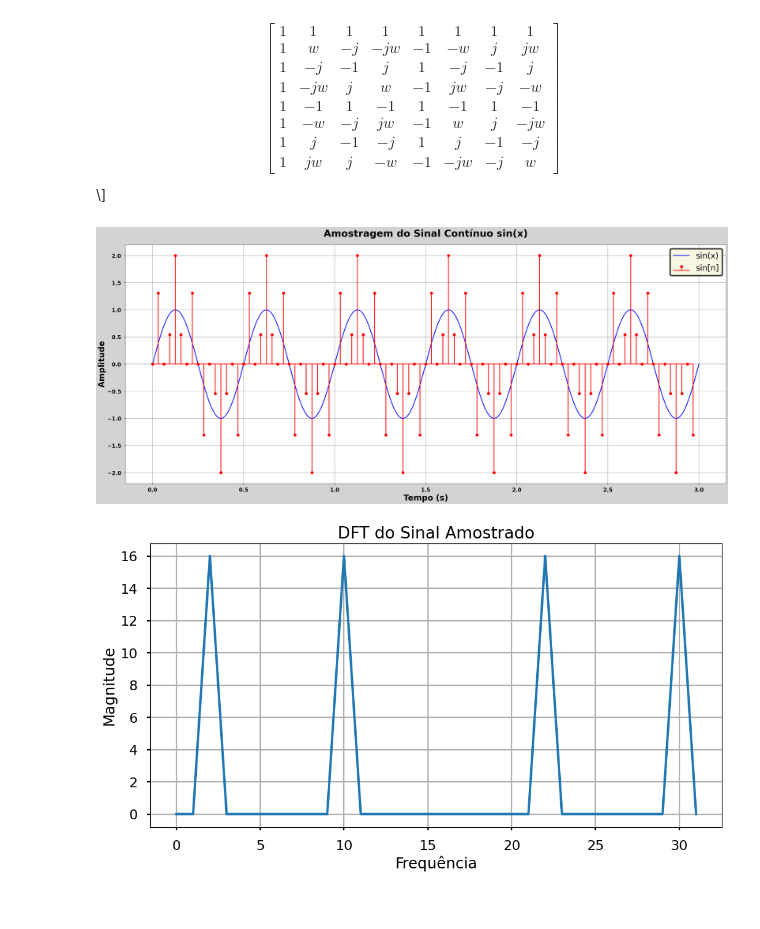
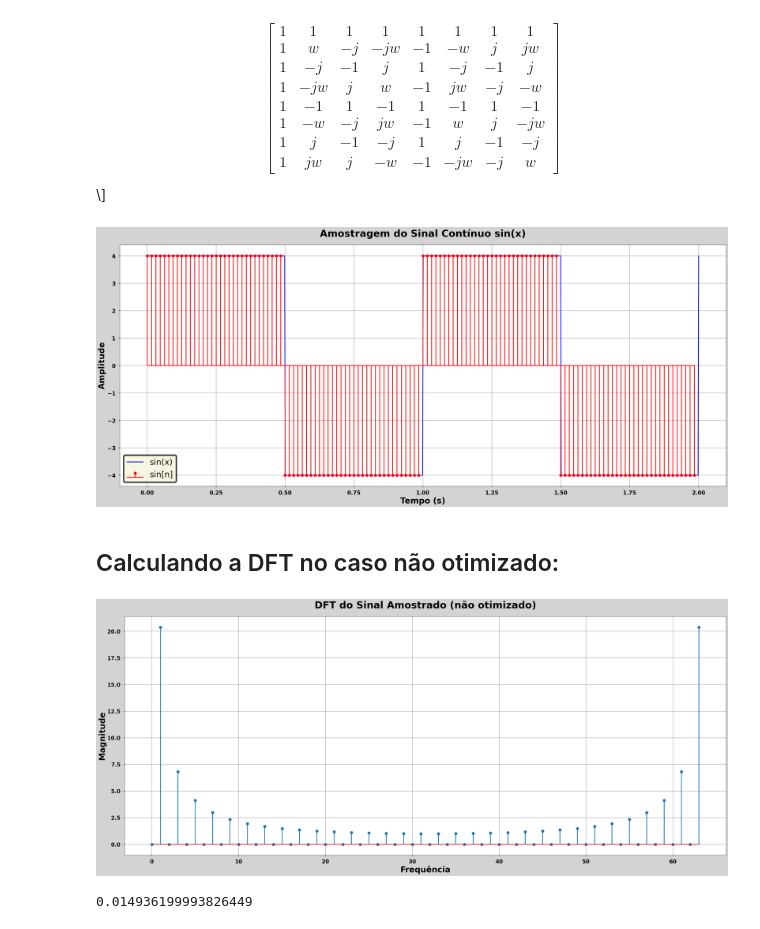
Before and after one commit to V-Emanuel/PDS, a Jupyter notebook: dft.ipynb, the cells around one changed output. Saved outputs shown, nothing was run; the diff lists cells and outputs as text; code cells hidden in the pictures.

```diff
--- a/dft.ipynb
+++ b/dft.ipynb
@@ -84,19 +86,20 @@ plt.style.use('seaborn-v0_8-poster')
 # %%
 # Amostra o sinal
 
-freq = 2
-t = 3
-n_samples = 32
+freq = 1
+t = 2
+n_samples = 64
 
-t_axis = np.linspace(0, t, 1000)
+t_continuous = np.linspace(0, t, 1000)
 t_sampled = np.arange(0, t, 1/n_samples)
 
-continuous_signal = np.sin(2 * np.pi * freq * t_axis)
-sampled_signal = np.sin(2 * np.pi * freq * t_sampled) + np.sin(10 * np.pi * freq * t_sampled)
+# continuous_signal = np.sin(2 * np.pi * freq * t_continuous) + 5*np.cos(2 * np.pi * 4 * freq * t_continuous)
+continuous_signal = 4*signal.square(2 * np.pi * freq * t_continuous)
+sampled_signal = 4*signal.square(2 * np.pi * freq * t_sampled)
 
 ax = plt.figure(figsize=(40, 16))
 ax.set_facecolor('lightgrey')
-plt.plot(t_axis, continuous_signal, label='sin(x)', color='b')
+plt.plot(t_continuous, continuous_signal, label='sin(x)', color='b')
 plt.stem(t_sampled, sampled_signal, linefmt='r-', markerfmt='ro', basefmt='r-', label='sin[n]')
 plt.title('Amostragem do Sinal Contínuo sin(x)', fontsize=36, fontweight='bold', pad=30)
 plt.xlabel('Tempo (s)', fontsize=30, fontweight='bold')
@@ -108,21 +111,32 @@ legend.get_frame().set_linewidth(5)
 plt.grid()
 plt.show()
 # %% [output]
-[figure, old version]
+[figure, new version]
+# %% [markdown]
+## Calculando a DFT no caso não otimizado:
 # %%
-# Calcula a DFT do sinal amostrado
 dft_signal = np.zeros(n_samples, dtype=complex)
+
+tic = perf_counter()
 for k in range(n_samples):
     for n in range(n_samples):
-        dft_signal[k] += sampled_signal[n] * np.exp(-1j * 2 * np.pi * k * n / n_samples)
+        dft_signal[k] += sampled_signal[n] * (1/np.sqrt(n_samples)) *np.exp(-1j * 2 * np.pi * k * n / n_samples)
+toc = perf_counter()
 
 freq_axis = np.arange(n_samples)
-plt.figure(figsize=(12, 6))
-plt.plot(freq_axis, np.abs(dft_signal))
-plt.title('DFT do Sinal Amostrado')
-plt.xlabel('Frequência')
-plt.ylabel('Magnitude')
+ax = plt.figure(figsize=(40, 16))
+ax.set_facecolor('lightgrey')
+plt.stem(freq_axis, np.abs(dft_signal))
+plt.title('DFT do Sinal Amostrado (não otimizado)', fontsize=36, fontweight='bold', pad=30)
+plt.xlabel('Frequência', fontsize=30, fontweight='bold')
+plt.ylabel('Magnitude', fontsize=30, fontweight='bold')
+plt.xticks(fontsize=20, fontweight='bold')
+plt.yticks(fontsize=20, fontweight='bold')
+
 plt.grid()
 plt.show()
+
+print(toc - tic)
 # %% [output]
-[figure, old version]
+[figure, new version]
+0.014936199993826449
```
Also changed, not shown: parts of 3 cells of this notebook, 1 other file.
